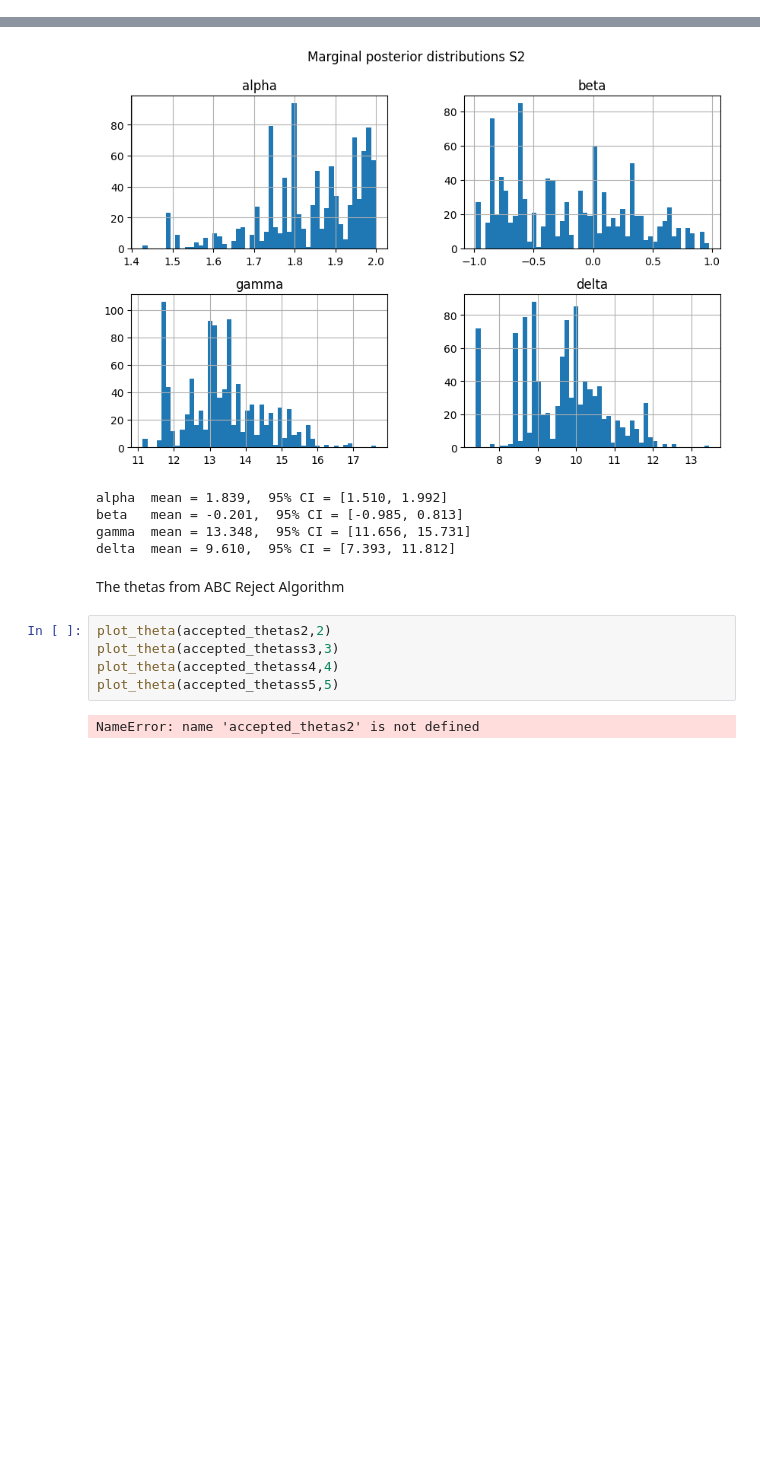
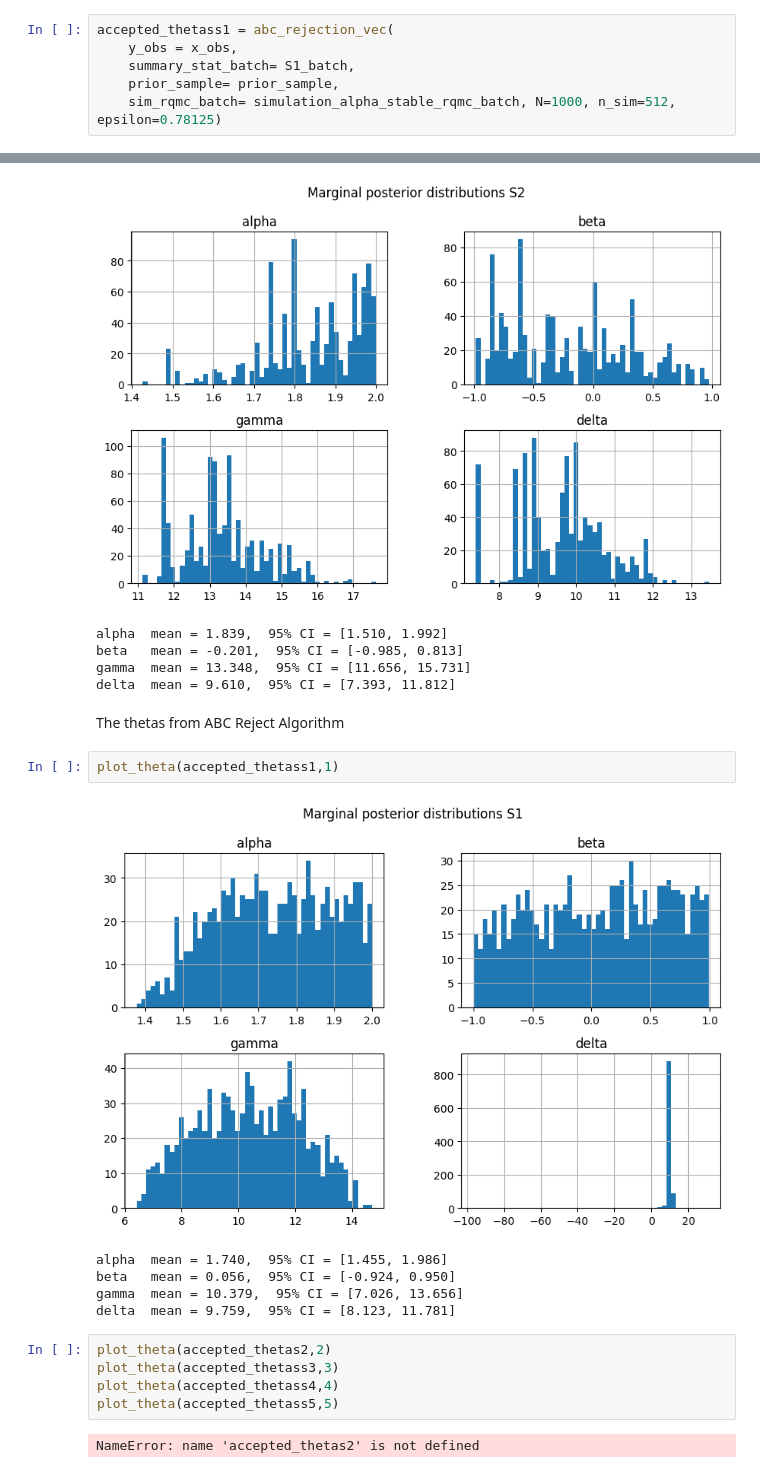
Before and after one commit to elyanrgn/ABC_alpha_stable_models, a Jupyter notebook: main.ipynb, the cells around one changed output, grey strips where cells are left out. Saved outputs shown, nothing was run; the diff lists cells and outputs as text; blank space fills up the shorter version.

Commit message:
Add os S1 to ABC reject

```diff
--- a/main.ipynb
+++ b/main.ipynb
@@ -1140,3 +1184,9 @@ Running all the cells takes about 10 minutes
+# %%
+accepted_thetass1 = abc_rejection_vec(
+    y_obs = x_obs,
+    summary_stat_batch= S1_batch,
+    prior_sample= prior_sample,
+    sim_rqmc_batch= simulation_alpha_stable_rqmc_batch, N=1000, n_sim=512, epsilon=0.78125)
 # %%
 y_obs = x_obs[:300]
 accepted_thetas2 = abc_rejection_vec(
@@ -1318,6 +1368,14 @@ gamma  mean = 13.348,  95% CI = [11.656, 15.731]
 delta  mean = 9.610,  95% CI = [7.393, 11.812]
 # %% [markdown]
 The thetas from ABC Reject Algorithm
+# %%
+plot_theta(accepted_thetass1,1)
+# %% [output]
+[figure, added]
+alpha  mean = 1.740,  95% CI = [1.455, 1.986]
+beta   mean = 0.056,  95% CI = [-0.924, 0.950]
+gamma  mean = 10.379,  95% CI = [7.026, 13.656]
+delta  mean = 9.759,  95% CI = [8.123, 11.781]
 # %%
 plot_theta(accepted_thetas2,2)
 plot_theta(accepted_thetass3,3)
```
Also changed, not shown: parts of 4 cells of this notebook, 1 other file.
